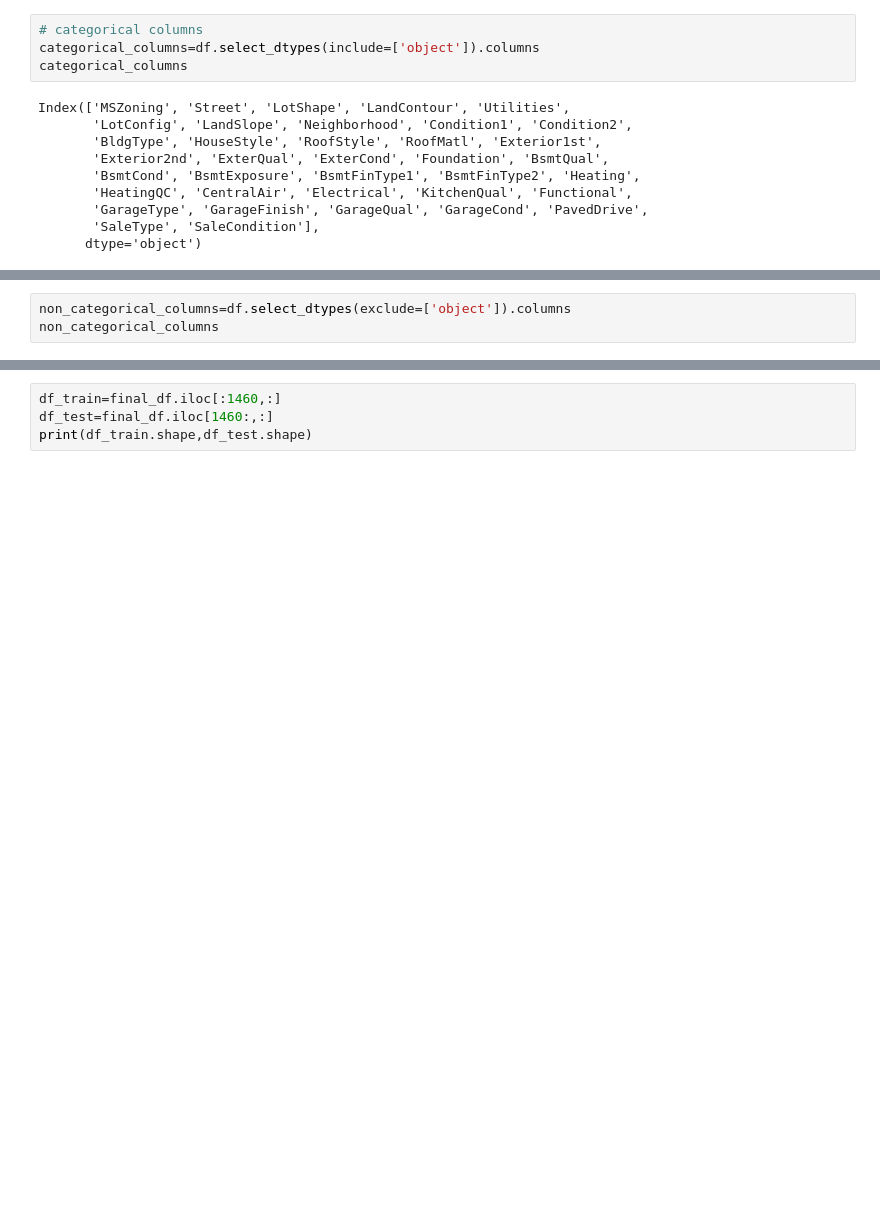
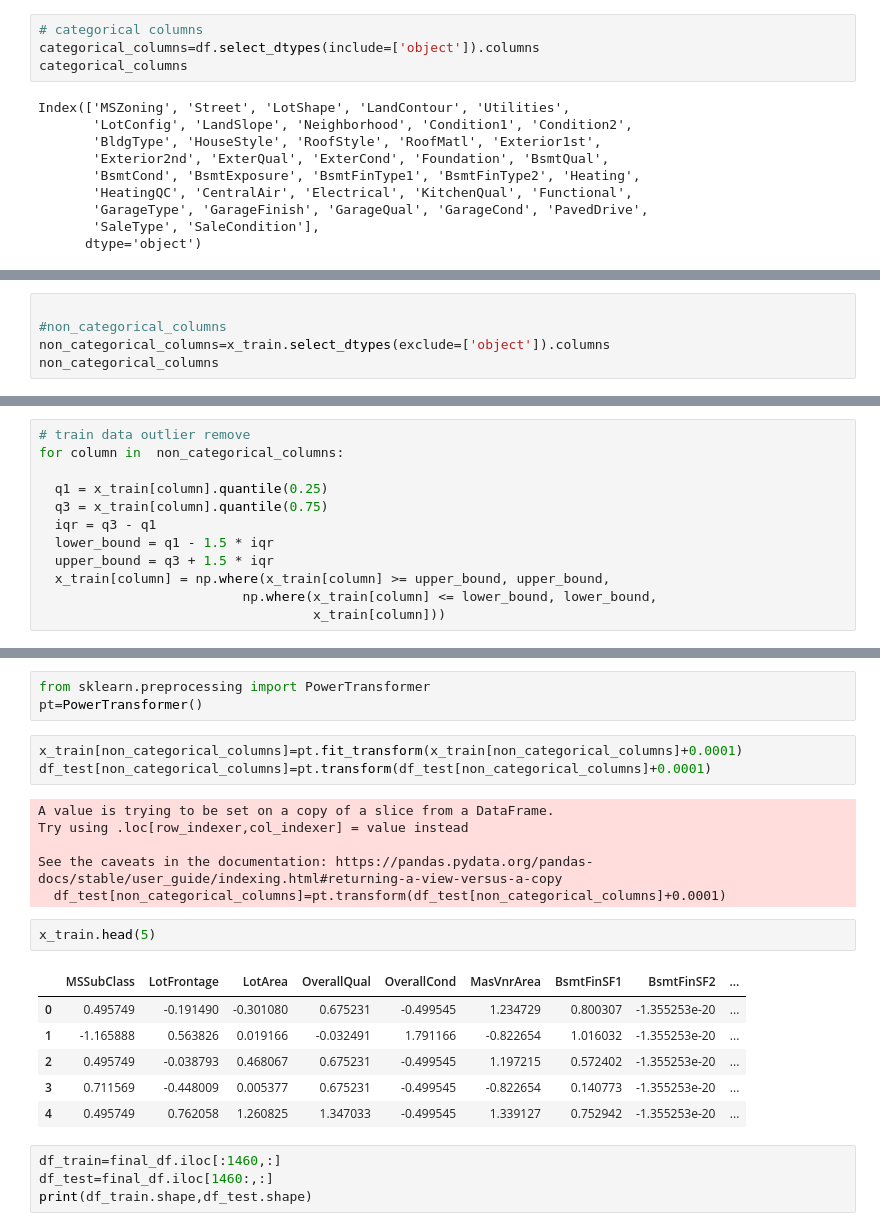
Before and after one commit to muzahid120/kaggle-competition, a Jupyter notebook: house_price.ipynb, the cells around one changed output, grey strips where cells are left out. Cells and saved outputs as stored; diff of their text form; blank space fills up the shorter version.

```diff
--- a/house_price.ipynb
+++ b/house_price.ipynb
@@ -225,5 +240,7 @@ Index(['MSZoning', 'Street', 'LotShape', 'LandContour', 'Utilities',
 # %%
-non_categorical_columns=df.select_dtypes(exclude=['object']).columns
+
+#non_categorical_columns
+non_categorical_columns=x_train.select_dtypes(exclude=['object']).columns
 non_categorical_columns
 # %% [output]
 Index(['MSSubClass', 'LotFrontage', 'LotArea', 'OverallQual', 'OverallCond',
@@ -255,0 +254,12 @@ Index(['MSSubClass', 'LotFrontage', 'LotArea', 'OverallQual', 'OverallCond',
+# %%
+# train data outlier remove
+for column in  non_categorical_columns:
+
+  q1 = x_train[column].quantile(0.25)
+  q3 = x_train[column].quantile(0.75)
+  iqr = q3 - q1
+  lower_bound = q1 - 1.5 * iqr
+  upper_bound = q3 + 1.5 * iqr
+  x_train[column] = np.where(x_train[column] >= upper_bound, upper_bound,
+                          np.where(x_train[column] <= lower_bound, lower_bound,
+                                   x_train[column]))
@@ -256,3 +278,24 @@ Index(['MSSubClass', 'LotFrontage', 'LotArea', 'OverallQual', 'OverallCond',
+# %%
+from sklearn.preprocessing import PowerTransformer
+pt=PowerTransformer()
+# %%
+x_train[non_categorical_columns]=pt.fit_transform(x_train[non_categorical_columns]+0.0001)
+df_test[non_categorical_columns]=pt.transform(df_test[non_categorical_columns]+0.0001)
+# %% [output]
+A value is trying to be set on a copy of a slice from a DataFrame.
+Try using .loc[row_indexer,col_indexer] = value instead
+
+See the caveats in the documentation: https://pandas.pydata.org/pandas-docs/stable/user_guide/indexing.html#returning-a-view-versus-a-copy
+  df_test[non_categorical_columns]=pt.transform(df_test[non_categorical_columns]+0.0001)
+# %%
+x_train.head(5)
+# %% [output]
+|  | MSSubClass | LotFrontage | LotArea | OverallQual | OverallCond | MasVnrArea | BsmtFinSF1 | BsmtFinSF2 | ... |
+| 0 | 0.495749 | -0.191490 | -0.301080 | 0.675231 | -0.499545 | 1.234729 | 0.800307 | -1.355253e-20 | ... |
+| 1 | -1.165888 | 0.563826 | 0.019166 | -0.032491 | 1.791166 | -0.822654 | 1.016032 | -1.355253e-20 | ... |
+| 2 | 0.495749 | -0.038793 | 0.468067 | 0.675231 | -0.499545 | 1.197215 | 0.572402 | -1.355253e-20 | ... |
+| 3 | 0.711569 | -0.448009 | 0.005377 | 0.675231 | -0.499545 | -0.822654 | 0.140773 | -1.355253e-20 | ... |
+| 4 | 0.495749 | 0.762058 | 1.260825 | 1.347033 | -0.499545 | 1.339127 | 0.752942 | -1.355253e-20 | ... |
 # %%
 df_train=final_df.iloc[:1460,:]
 df_test=final_df.iloc[1460:,:]
```
Also changed, not shown: parts of 33 cells of this notebook.
